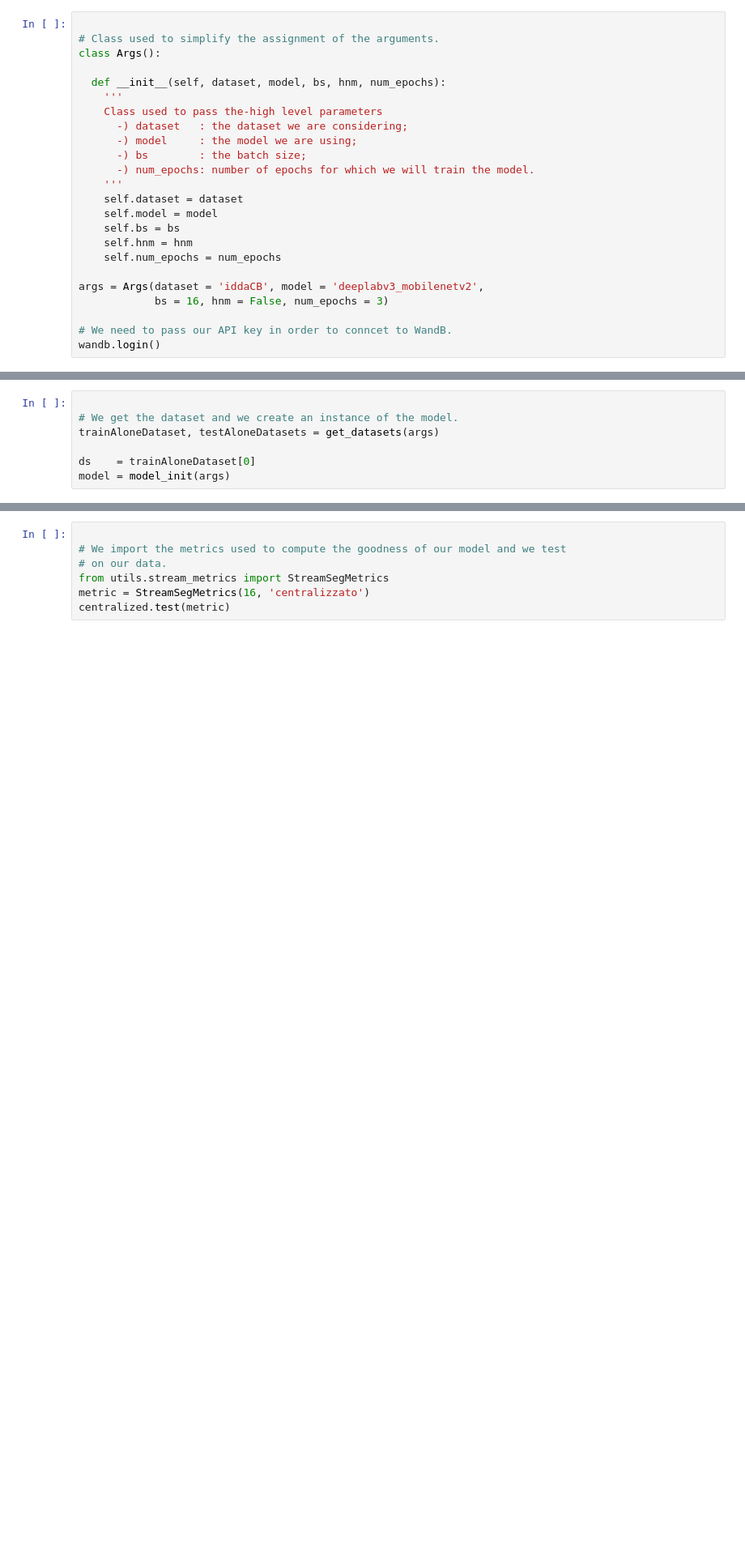
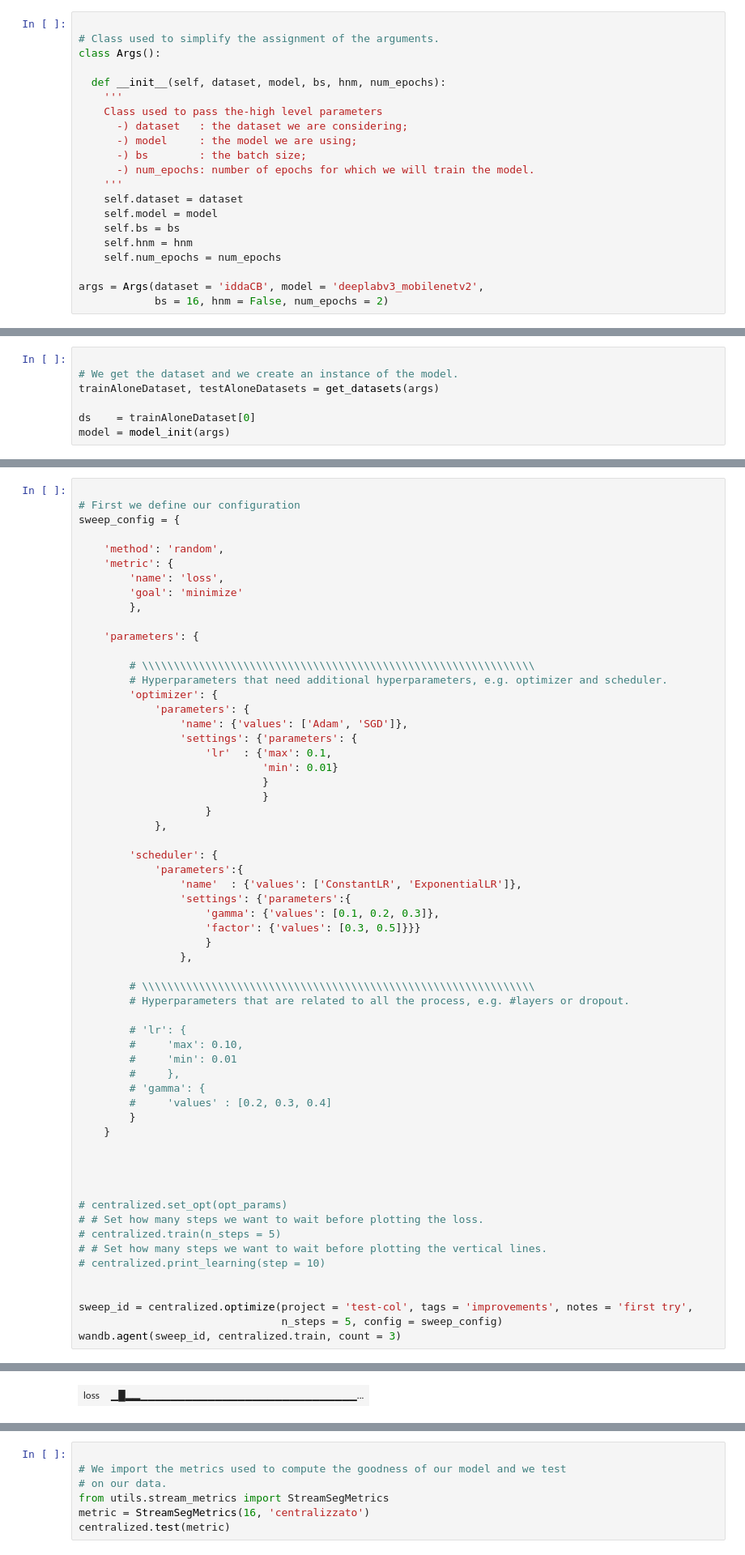
Before and after one commit to Mattizza/FL-project, a Jupyter notebook: testTask1.ipynb, the cells around one changed output, grey strips where cells are left out. Shown at 81% size. Cells and saved outputs as stored; diff of their text form; blank space fills up the shorter version.

Commit message:
Implemented wandb, need to fix some bugs

```diff
--- a/testTask1.ipynb
+++ b/testTask1.ipynb
@@ -77,7 +80,4 @@ class Args():
     self.num_epochs = num_epochs
 
 args = Args(dataset = 'iddaCB', model = 'deeplabv3_mobilenetv2',
-            bs = 16, hnm = False, num_epochs = 3)
-
-# We need to pass our API key in order to conncet to WandB.
-wandb.login()
+            bs = 16, hnm = False, num_epochs = 2)
@@ -135,0 +110,61 @@ Run data is saved locally in /content/FL-project/wandb/run-20230430_171503-pager
+# %%
+
+# First we define our configuration
+sweep_config = {
+
+    'method': 'random',
+    'metric': {
+        'name': 'loss',
+        'goal': 'minimize'
+        },
+
+    'parameters': {
+
+        # \\\\\\\\\\\\\\\\\\\\\\\\\\\\\\\\\\\\\\\\\\\\\\\\\\\\\\\\\\\\\\
+        # Hyperparameters that need additional hyperparameters, e.g. optimizer and scheduler.
+        'optimizer': {
+            'parameters': {
+                'name': {'values': ['Adam', 'SGD']},
+                'settings': {'parameters': {
+                    'lr'  : {'max': 0.1,
+                             'min': 0.01}
+                             }
+                             }
+                    }
+            },
+
+        'scheduler': {
+            'parameters':{
+                'name'  : {'values': ['ConstantLR', 'ExponentialLR']},
+                'settings': {'parameters':{
+                    'gamma': {'values': [0.1, 0.2, 0.3]},
+                    'factor': {'values': [0.3, 0.5]}}}
+                    }
+                },
+
+        # \\\\\\\\\\\\\\\\\\\\\\\\\\\\\\\\\\\\\\\\\\\\\\\\\\\\\\\\\\\\\\
+        # Hyperparameters that are related to all the process, e.g. #layers or dropout.
+
+        # 'lr': {
+        #     'max': 0.10,
+        #     'min': 0.01
+        #     },
+        # 'gamma': {
+        #     'values' : [0.2, 0.3, 0.4]
+        }
+    }
+
+
+
+
+# centralized.set_opt(opt_params)
+# # Set how many steps we want to wait before plotting the loss.
+# centralized.train(n_steps = 5)
+# # Set how many steps we want to wait before plotting the vertical lines.
+# centralized.print_learning(step = 10)
+
+
+sweep_id = centralized.optimize(project = 'test-col', tags = 'improvements', notes = 'first try',
+                                n_steps = 5, config = sweep_config)
+wandb.agent(sweep_id, centralized.train, count = 3)
+# %% [output]
@@ -135,0 +203 @@ Run data is saved locally in /content/FL-project/wandb/run-20230430_171503-pager
+| loss | ▁█▂▂▁▁▁▁▁▁▁▁▁▁▁▁▁▁▁▁▁▁▁▁▁▁▁▁▁▁▁▁▁... |
```
Also changed, not shown: parts of 6 cells of this notebook, 1 other file.
